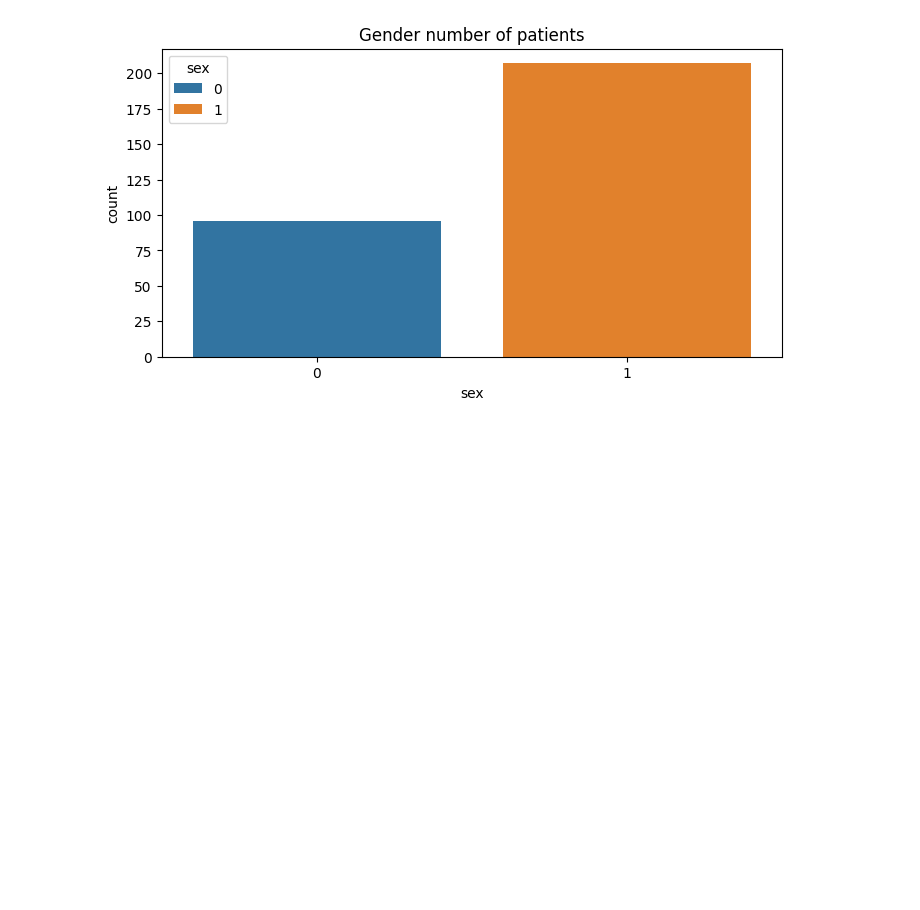
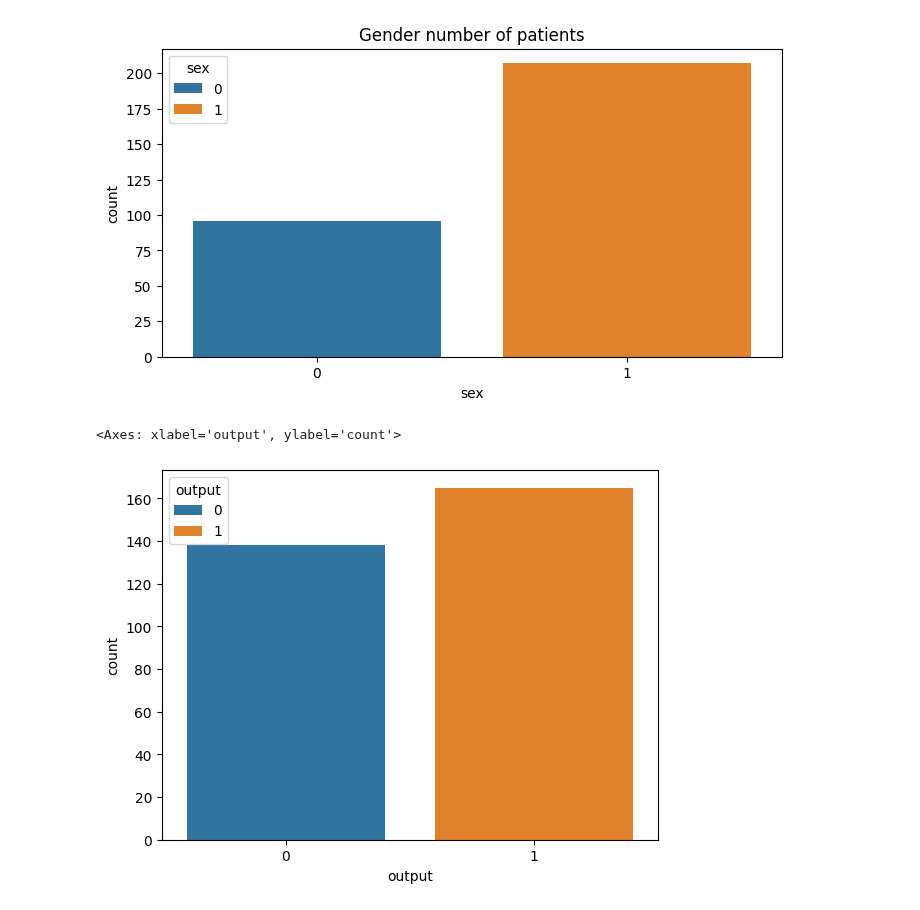
Before and after one commit to kdmwangi/Data-Science, a Jupyter notebook: Heart_Attack.ipynb, the cells around one changed output. Saved outputs shown, nothing was run; the diff lists cells and outputs as text; code cells hidden in the pictures; blank space fills up the shorter version.

```diff
--- a/Heart_Attack.ipynb
+++ b/Heart_Attack.ipynb
@@ -199,3 +206,9 @@ fig.set(title="Gender number of patients")
 # %% [output]
 [Text(0.5, 1.0, 'Gender number of patients')]
 [figure]
+# %%
+# its not an imbalanced dataset
+sns.countplot(dataset, x='output', hue='output')
+# %% [output]
+<Axes: xlabel='output', ylabel='count'>
+[figure, added]
```
Also changed, not shown: parts of 4 cells of this notebook.
